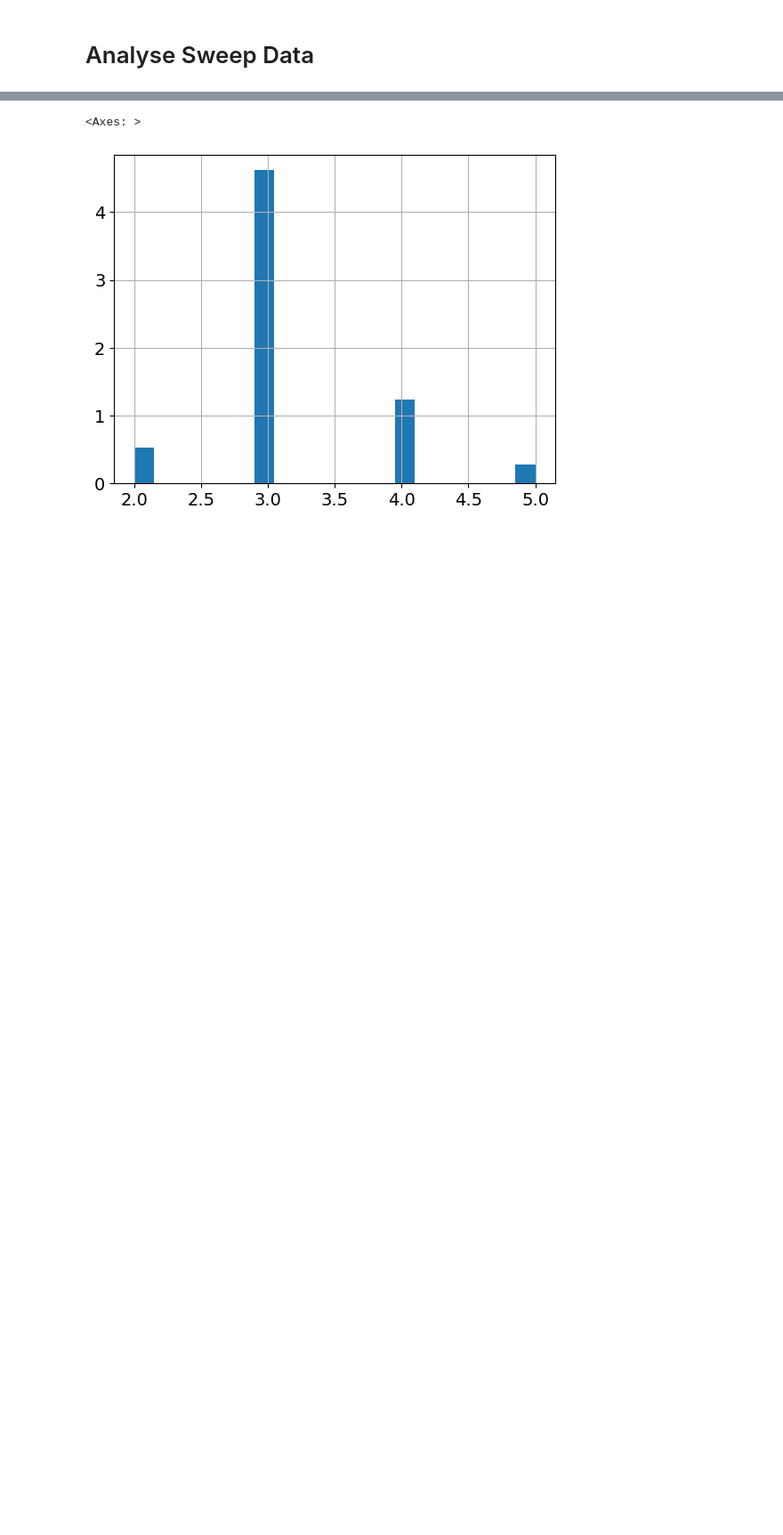
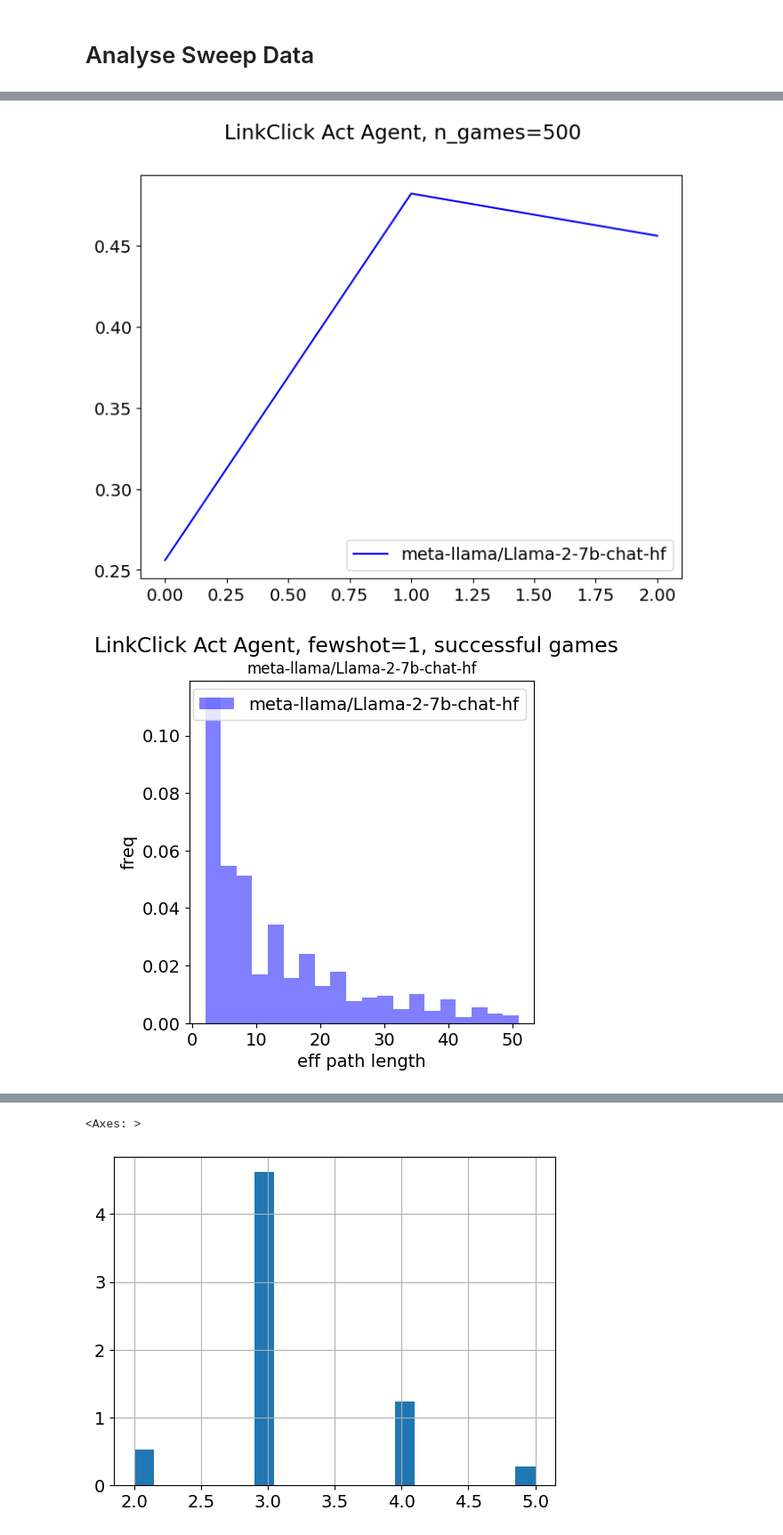
Before and after one commit to au-clan/WikiAgent, a Jupyter notebook: src/notebooks/data_analysis.ipynb, the cells around one changed output, grey strips where cells are left out. Shown at 89% size. Drawn from its saved outputs; the diff is of its cells as text; code cells hidden in the pictures; blank space fills up the shorter version.

Commit message:
setup human test set

```diff
--- a/src/notebooks/data_analysis.ipynb
+++ b/src/notebooks/data_analysis.ipynb
@@ -42,15 +42,17 @@ LOGS_PATH = '../../logs/inference/'
 # Load real paths data
 paths_real_df = pd.read_csv(os.path.join(PATH_IN, 'paths_real_processed.tsv'), sep='\t', low_memory=False)
 shpl_paths_real_df = paths_real_df.query('is_path_finished==1').groupby(['src','tgt']).agg({'hpl':'min', 'path':'first', 'user_path_rating':'first'}).reset_index()
-spl_paths_real_df = paths_real_df.query('is_path_finished==1').groupby(['src','tgt']).agg({'spl':'min'}).reset_index()
+spl_paths_real_df = paths_real_df.groupby(['src','tgt']).agg({'spl':'min'}).reset_index()
 shepl_paths_real_df = paths_real_df.query('is_path_finished==1').groupby(['src','tgt']).agg({'shepl':'min'}).reset_index()
 
 # Specify the paths to the folders containing the runs
 folders = []
-folders += [folder for folder in glob(os.path.join(LOGS_PATH, "multiruns/simplified_constr_fewshot/2023-11-25_14-55-40/*/"))]
 # folders += [folder for folder in glob(os.path.join(LOGS_PATH, "multiruns/mistral_finetunes_fewshot/2023-11-13_11-49-05/*/"))]
-# folders += [folder for folder in glob(os.path.join(LOGS_PATH, "multiruns/constr_fewshot_ordered_reminder/2023-11-12_13-57-28/*/"))] # llama 7b chat
-identifiers = ['model.model_name','agent.fewshot']
+# folders += [folder for folder in glob(os.path.join(LOGS_PATH, "multiruns/reason_linkclick/2023-12-02_03-45-00/*/"))]
+folders += [folder for folder in glob(os.path.join(LOGS_PATH, "multiruns/uniform_spl_reason_llama_2_7b_chat_hf/2023-12-04_17-26-16/*/")) if not folder.endswith('3/')]
+
+
+identifiers = ['model.model_name','agent.fewshot','agent.agent_name']
 all_runs_df = pd.DataFrame() # DataFrame to hold all runs
 
 for folder in folders:
@@ -77,6 +79,7 @@ for folder in folders:
     run_df = run_df.merge(shepl_paths_real_df, on=['src', 'tgt'], how='left')
     # run_df['error_type'] = run_df['action'].apply(lambda x: "no_error" if "{'next_page'" in x else "PageNotInCands" if "Try a different page" in x else "BackOnFirstPage" if "Cannot go back any further" in x else "BadResponse")
     run_df['path_len'] = run_df['path_so_far'].apply(lambda x: len(x.split(';'))) #should be len-1 but we automatically click on final page
+    run_df['effective_path_so_far'] = run_df['path_so_far'].apply(lambda x: effective_path(x))
     run_df['effective_path_len'] = run_df['path_so_far'].apply(lambda x: len(effective_path(x).split(';')))
     run_df['diff_from_best_human'] = run_df['path_len'] - run_df['hpl']
     run_df['effective_diff_from_spl'] = run_df['effective_path_len'] - run_df['spl']
@@ -87,6 +90,9 @@ for folder in folders:
     for key, value in config_dict.items():
         run_df[key] = value
 
+    ### careful with this one
+    run_df['prompting'] = run_df[f'agent.agent_name'].apply(lambda x: "ReAct" if 'reason' in x else "Act")
+
     # Concatenate this run's DataFrame to the main DataFrame
     all_runs_df = pd.concat([run_df, all_runs_df], ignore_index=True)
 # %% [output]
@@ -226,0 +159,46 @@ plt.show()
+# %%
+# all_runs_df has the columns: 'agent_id', 'agent_type', 'cur', 'src', 'tgt', 'response', 'action','num_actions', 'num_tries', 'num_errors', 'is_finished','is_finished_reason', 'path_so_far', 'user_prompt', 'hpl', 'path','user_path_rating', 'spl', 'path_len', 'effective_path_len','diff_from_best_human', 'diff_from_spl', 'success', 'model.model_name','agent.fewshot', 'run_id'
+
+# for finished runs (is_finished == True), make a line plot: y=success rate, x=agent.fewshot, plot a line for each
+lines = ["-","--","-.",":", "-","--","-.",":"]
+markers = ['o', 'v', 's', 'p', '*', 'D', 'X']
+colors = ['b', 'g', 'r', 'm', 'y', 'k', 'c']
+bins = 20
+n_games = all_runs_df.query('is_finished == True')['agent_id'].nunique()
+
+# plot success rate vs fewshot for each
+plot_data(all_runs_df, plot_type='line', y_col='success', title=f'LinkClick Act Agent, n_games={n_games}', xlabel=f'{identifiers[1]}', ylabel='success rate')
+
+fewshot = 1
+# plot histogram of final path lengths for each
+plot_data(all_runs_df, plot_type='histogram', y_col='effective_path_len', title=f'LinkClick Act Agent, fewshot={fewshot}, successful games', xlabel='eff path length', ylabel='freq', successful_only=True)
+
+# plot histogram of diff_from_best_human for each
+plot_data(all_runs_df, plot_type='histogram', y_col='diff_from_best_human', title=f'LinkClick Act Agent, fewshot={fewshot}, successful games', xlabel='path len diff_from_best_human', ylabel='freq', successful_only=True)
+
+# plot histogram of diff_from_spl for each
+plot_data(all_runs_df, plot_type='histogram', y_col='effective_diff_from_spl', title=f'LinkClick Act Agent, fewshot={fewshot}, successful games', xlabel='effective_diff_from_spl', ylabel='freq', successful_only=True)
+
+
+# plot histogram of diff_from_shepl for each
+plot_data(all_runs_df, plot_type='histogram', y_col='effective_diff_from_shepl', title=f'LinkClick Act Agent, fewshot={fewshot}, successful games', xlabel='effective_diff_from_shepl', ylabel='freq', successful_only=True)
+
+# plot histogram of spl of successful paths for each fewshot
+fig, axes = plt.subplots(1, len(all_runs_df['agent.fewshot'].unique()), figsize=(5*len(all_runs_df['agent.fewshot'].unique()),5), sharey=True, sharex=True)
+axes = [axes] if not isinstance(axes, np.ndarray) else axes
+for i,fs in enumerate(all_runs_df['agent.fewshot'].unique()):
+    df = all_runs_df[(all_runs_df['agent.fewshot']==fs)].query('success==1')
+    df_all = all_runs_df[(all_runs_df['agent.fewshot']==fs)].query('is_finished==True')
+    bins_ = np.arange(df_all['spl'].min(), df_all['spl'].max()+1.5) - 0.5
+    axes[i].hist(df['spl'], label=f'fewshot={fs}', alpha=0.5, density=True, color=colors[i], bins=bins_)
+    #plot the true spl distribution aka for all games
+    axes[i].hist(df_all['spl'], label="true spl distribution", alpha=0.5, density=True, color='black', bins=bins_)
+    axes[i].set_title(identifier, fontsize=12); axes[i].set_xlabel('successful games spl')
+    if i == 0:
+        axes[i].set_ylabel('freq')
+    axes[i].legend(fontsize=9)
+plt.suptitle(f'LinkClick Act Agent, n_games={n_games}')
+plt.show()
+# %% [output]
+[figure, added]
+[figure, added]
```
Also changed, not shown: parts of 16 cells of this notebook, 2 other files.
